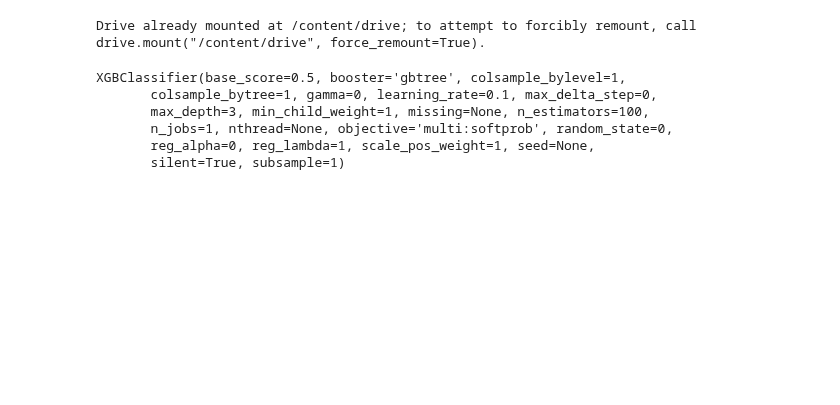
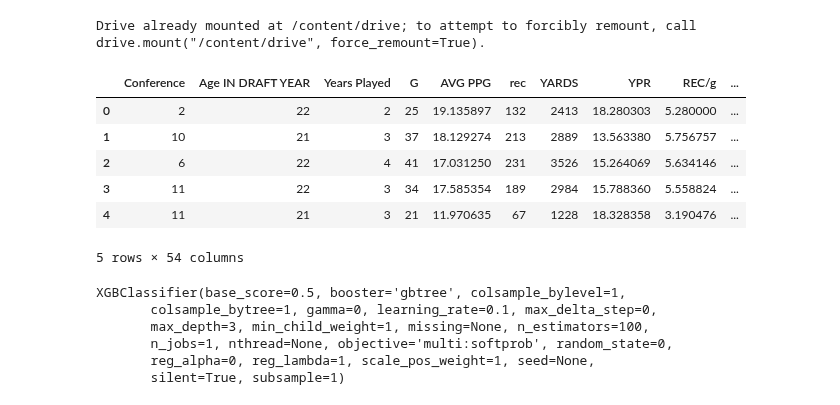
Before and after one commit to LeoXia360/nfl-data, a Jupyter notebook: nfl/wide-receivers.ipynb, the cells around one changed output. Saved outputs shown, nothing was run; the diff lists cells and outputs as text; code cells hidden in the pictures; blank space fills up the shorter version.

```diff
--- a/nfl/wide-receivers.ipynb
+++ b/nfl/wide-receivers.ipynb
@@ -17,19 +17,21 @@ drive.mount('/content/drive')
 Drive already mounted at /content/drive; to attempt to forcibly remount, call drive.mount("/content/drive", force_remount=True).
 # %%
 # This data set contains WRs from 2010+
-nfl_file_path = '/content/drive/MyDrive/wr_data_clean.csv'
+nfl_file_path = '/content/drive/MyDrive/Colab Notebooks/wr_data_cleaned.csv'
 X = pd.read_csv(nfl_file_path)
 
-#Using Pearson Correlation
-# plt.figure(figsize=(20,20))
-# cor = X.corr()
-# sns.heatmap(cor, annot=True, cmap=plt.cm.Reds)
-# plt.show()
-
-
 X.drop(X.iloc[:, 0:1], inplace = True, axis = 1)
-#X.astype(float)
 y = X["# of top  24 finishes"]
+X.drop(['# of top  24 finishes', 'DP', 'DR', 'Draft Year', '# of 1000 Rec yards seasons'], inplace = True, axis=1)
+X.head()
+# %% [output]
+|  | Conference | Age IN DRAFT YEAR | Years Played | G | AVG PPG | rec | YARDS | YPR | REC/g | ... |
+| 0 | 2 | 22 | 2 | 25 | 19.135897 | 132 | 2413 | 18.280303 | 5.280000 | ... |
+| 1 | 10 | 21 | 3 | 37 | 18.129274 | 213 | 2889 | 13.563380 | 5.756757 | ... |
+| 2 | 6 | 22 | 4 | 41 | 17.031250 | 231 | 3526 | 15.264069 | 5.634146 | ... |
+| 3 | 11 | 22 | 3 | 34 | 17.585354 | 189 | 2984 | 15.788360 | 5.558824 | ... |
+| 4 | 11 | 21 | 3 | 21 | 11.970635 | 67 | 1228 | 18.328358 | 3.190476 | ... |
+5 rows × 54 columns
 # %%
 from sklearn.model_selection import train_test_split
 
```
Also changed, not shown: parts of 6 cells of this notebook.
